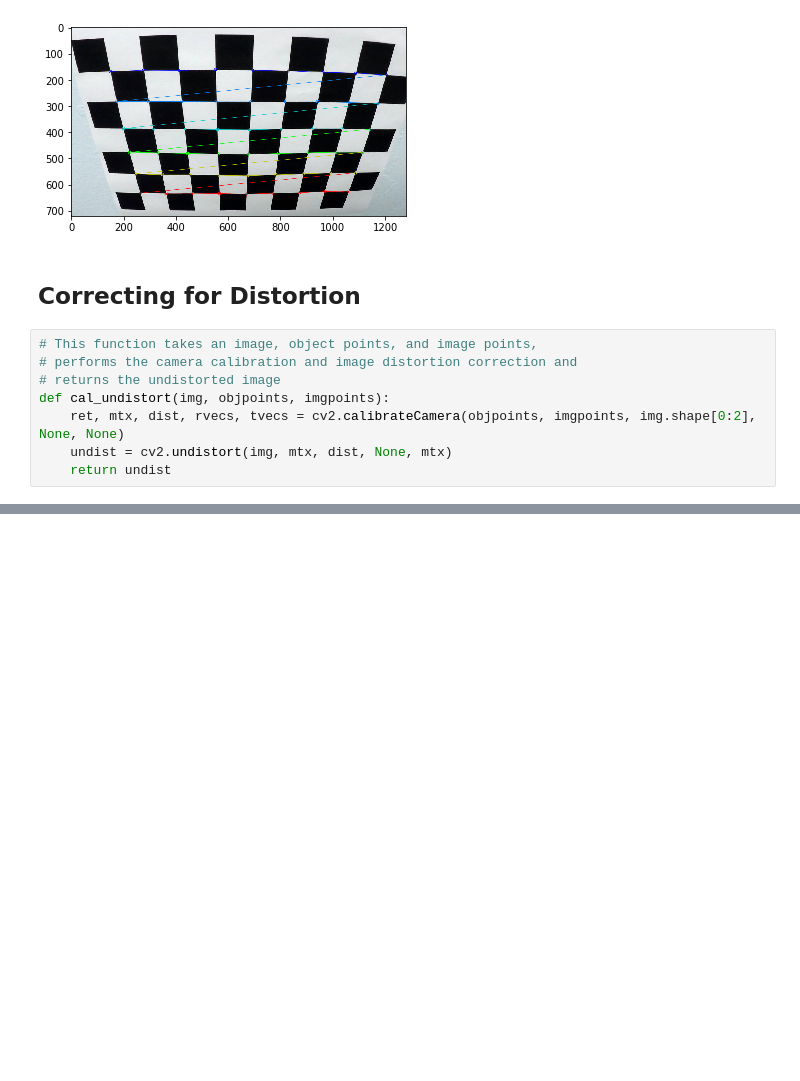
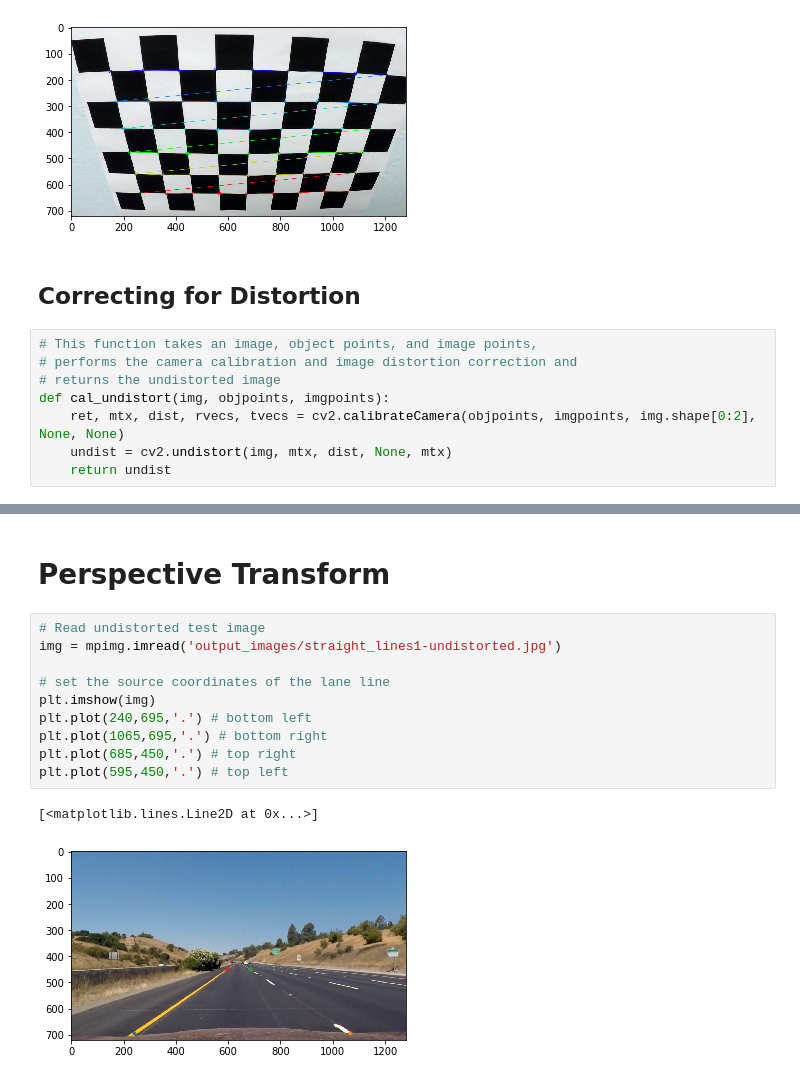
Before and after one commit to vinny-palumbo/AutonomousCars-AdvancedLaneLineDetection, a Jupyter notebook: pipeline.ipynb, the cells around one changed output, grey strips where cells are left out. Saved outputs shown, nothing was run; the diff lists cells and outputs as text; blank space fills up the shorter version.

```diff
--- a/pipeline.ipynb
+++ b/pipeline.ipynb
@@ -176,0 +185,15 @@ plt.subplots_adjust(left=0., right=1, top=0.9, bottom=0.)
+# %% [markdown]
+# Perspective Transform
+# %%
+# Read undistorted test image
+img = mpimg.imread('output_images/straight_lines1-undistorted.jpg')
+
+# set the source coordinates of the lane line
+plt.imshow(img)
+plt.plot(240,695,'.') # bottom left
+plt.plot(1065,695,'.') # bottom right
+plt.plot(685,450,'.') # top right
+plt.plot(595,450,'.') # top left
+# %% [output]
+[<matplotlib.lines.Line2D at 0x...>]
+[figure, added]
```
Also changed, not shown: parts of 6 cells of this notebook, 2 other files.
